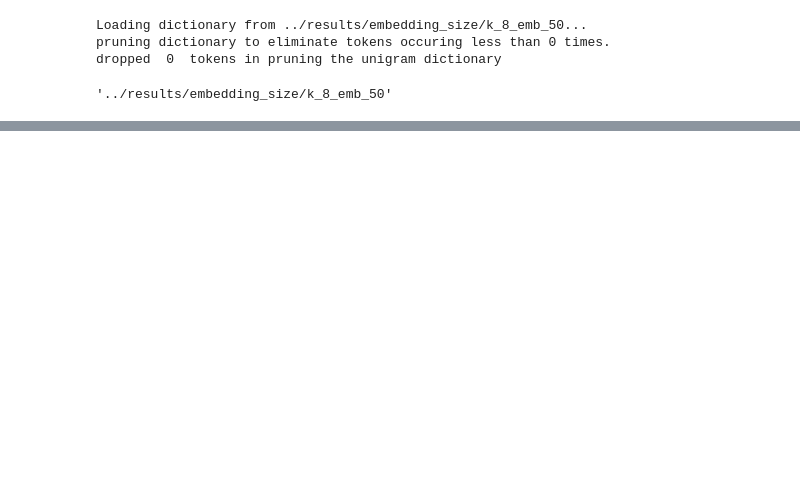
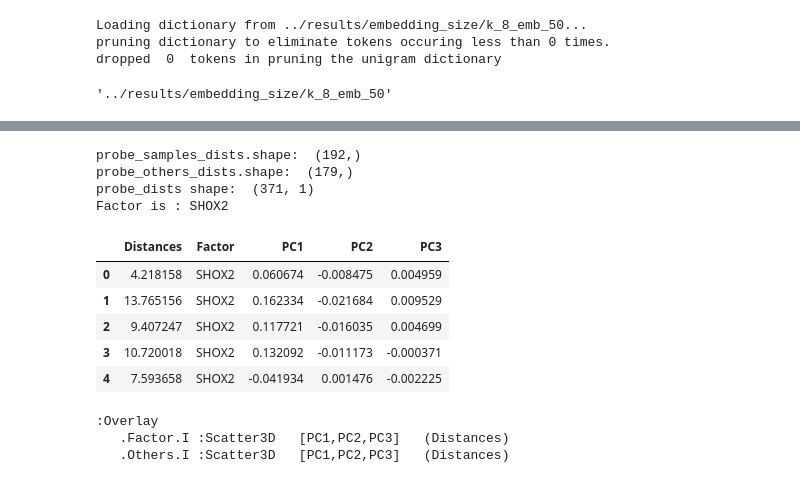
Before and after one commit to lzamparo/embedding, a Jupyter notebook: src/visualization/dim_50_embedding_PCA.ipynb, the cells around one changed output, grey strips where cells are left out. Drawn from its saved outputs; the diff is of its cells as text; code cells hidden in the pictures; blank space fills up the shorter version.

```diff
--- a/src/visualization/dim_50_embedding_PCA.ipynb
+++ b/src/visualization/dim_50_embedding_PCA.ipynb
@@ -108,7 +117,7 @@ for i in files_indices:
 # Embed each of the k-mers from the sample sentences, and the other sentences
 embedded_samples = []
 embedded_samples_probe_mean = []
-for sentence in sample_sentences:
+for count, sentence in enumerate(sample_sentences):
     sentence_token_ids = [reader.unigram_dictionary.get_id(token) for token in sentence]
     embedded_tokens = [embedder.embed(t) for t in sentence_token_ids]
     embedded_samples.append(embedded_tokens)
@@ -126,8 +135,8 @@ embedded_samples_flat = [val for sublist in embedded_samples for val in sublist]
 embedded_others_flat = [val for sublist in embedded_others for val in sublist]
 # %%
 # Pack into numpy arrays
-embedded_samples_array = np.concatenate(embedded_samples_flat)
-embedded_others_array = np.concatenate(embedded_others_flat)
+embedded_samples_kmers = np.concatenate(embedded_samples_flat)
+embedded_others_kmers = np.concatenate(embedded_others_flat)
 
 embedded_samples_probes = np.stack(embedded_samples_probe_mean)
 embedded_others_probes = np.stack(embedded_others_probe_mean)
@@ -134,11 +183,63 @@ embedded_others_probes = np.stack(embedded_others_probe_mean)
 # %%
 # apply PCA transformation to both sets
-all_pts = np.concatenate([embedded_samples_array,embedded_others_array])
-pca = decomposition.PCA(n_components=2)
+all_pts = np.concatenate([embedded_samples_kmers,embedded_others_kmers])
+pca = decomposition.PCA(n_components=3)
 pca.fit(all_pts)
-all_pts_2pcs = pca.transform(all_pts)
+all_pts_3pcs = pca.transform(all_pts)
 
 all_probes = np.concatenate([embedded_samples_probes, embedded_others_probes])
 pca.fit(all_probes)
-all_probes_2pcs = pca.transform(all_probes)
+all_probes_3pcs = pca.transform(all_probes)
+# %%
+# k-mer embedded data into DataFrame
+kmer_labels = [factor] * len(embedded_samples_flat)
+kmer_other_labels = other_factors_by_kmer
+kmer_labels.extend(kmer_other_labels)
+
+kmer_d = {'PC1': all_pts_3pcs[:,0], 'PC2': all_pts_3pcs[:,1], 'PC3': all_pts_3pcs[:,2],'Factor': kmer_labels}
+my_kmer_df = pd.DataFrame(data=kmer_d)
+embedded_kmers_3d = ColumnDataSource(my_kmer_df)
+
+# probe embedded data into DataFrame
+probe_labels = [factor] * len(sample_sentences)
+probe_labels.extend(other_factors)
+print("probe_samples_dists.shape: ", probe_samples_dists.shape)
+print("probe_others_dists.shape: ", probe_others_dists.shape)
+
+probe_dists = np.concatenate([probe_samples_dists.reshape((probe_samples_dists.shape[0],1)), probe_others_dists.reshape((probe_others_dists.shape[0],1))])
+probe_dists = probe_dists * 100
+print("probe_dists shape: ", probe_dists.shape)
+d = {'PC1': all_probes_3pcs[:,0], 'PC2': all_probes_3pcs[:,1], 'PC3': all_probes_3pcs[:,2], 'Distances': probe_dists[:,0],'Factor': probe_labels}
+my_probe_df = pd.DataFrame(data=d)
+embedded_probes_3d = ColumnDataSource(my_probe_df)
+
+print("Factor is :", factor)
+my_factor = [factor]
+bkg_factors = list(set(other_factors))
+my_probe_df.head()
+# %% [output]
+probe_samples_dists.shape:  (192,)
+probe_others_dists.shape:  (179,)
+probe_dists shape:  (371, 1)
+Factor is : SHOX2
+|  | Distances | Factor | PC1 | PC2 | PC3 |
+| 0 | 4.218158 | SHOX2 | 0.060674 | -0.008475 | 0.004959 |
+| 1 | 13.765156 | SHOX2 | 0.162334 | -0.021684 | 0.009529 |
+| 2 | 9.407247 | SHOX2 | 0.117721 | -0.016035 | 0.004699 |
+| 3 | 10.720018 | SHOX2 | 0.132092 | -0.011173 | -0.000371 |
+| 4 | 7.593658 | SHOX2 | -0.041934 | 0.001476 | -0.002225 |
+# %%
+%%opts Scatter3D.Factor [width=1000, height=1000, size_index='Distances'] (color='red')
+%%opts Scatter3D.Others [width=1000, height=1000, size_index='Distances'] (color='green')
+
+#Scatter3D [size_index='Size' scaling_factor=5] (marker='^')
+ds = hv.Dataset(my_probe_df, kdims=['PC1', 'PC2','PC3'], vdims=['Factor','Distances'])
+
+group_myfactor = ds.select(Factor = my_factor).to(hv.Scatter3D, vdims='Distances', group = 'Factor')
+group_others = ds.select(Factor = bkg_factors).to(hv.Scatter3D, vdims='Distances', group = 'Others')
+group_myfactor * group_others
+# %% [output]
+:Overlay
+   .Factor.I :Scatter3D   [PC1,PC2,PC3]   (Distances)
+   .Others.I :Scatter3D   [PC1,PC2,PC3]   (Distances)
 # %%
```
Also changed, not shown: parts of 4 cells of this notebook.
